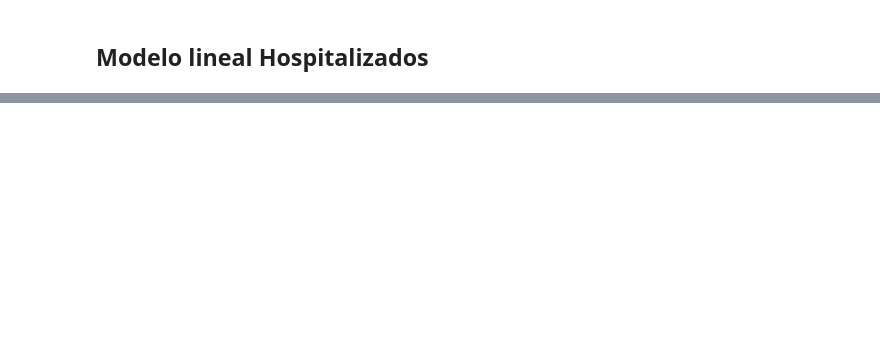
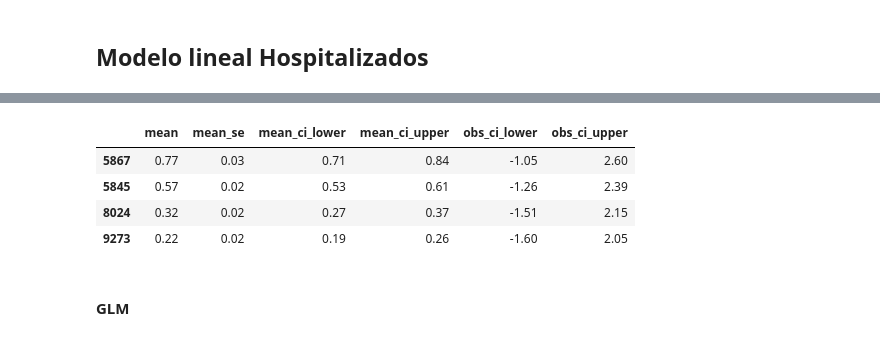
Before and after one commit to TFM-BigData-COVID19/BUILDING_DATABASE, a Jupyter notebook: TFM_Analisis_Movilidad.ipynb, the cells around one changed output, grey strips where cells are left out. Saved outputs shown, nothing was run; the diff lists cells and outputs as text; code cells hidden in the pictures; blank space fills up the shorter version.

```diff
--- a/TFM_Analisis_Movilidad.ipynb
+++ b/TFM_Analisis_Movilidad.ipynb
@@ -2354,15 +2088,0 @@ x7         -2.427e-06   7.46e-07     -3.253      0.001   -3.89e-06   -9.65e-07
-# %%
-%matplotlib inline
-
-from __future__ import print_function
-import numpy as np
-import statsmodels.api as sm
-from scipy import stats
-from matplotlib import pyplot as plt
-
-data = sm.datasets.star98.load()
-data.exog = sm.add_constant(data.exog, prepend=False)
-
-# La variable dependiente es N por 2 (Exito: NABOVE, Fallo: NBELOW):
-
-print(data.endog[:5,:])
@@ -2426,0 +2093,13 @@ print("%2.4f%%" % (diff*100))
+# %%
+X = df_hospitalizados_.iloc[:,1:(len(df_hospitalizados_.columns)-1)]
+#X = X.drop(['parks'], axis=1)
+y = df_hospitalizados_['hospitalizados'] # confirmados totales
+
+X_train, X_test, y_train, y_test = train_test_split(
+                                        X,
+                                        y.values.reshape(-1,1),
+                                        train_size   = 0.8,
+                                        random_state = 1234,
+                                        shuffle      = True
+                                    )
+X.head(5)
@@ -2426,0 +2113,7 @@ print("%2.4f%%" % (diff*100))
+# %%
+# Creación del modelo utilizando matrices como en scikitlearn
+# ==============================================================================
+X_train = sm.add_constant(X_train, prepend=True)
+model_ols_hosp = sm.OLS(endog=y_train, exog=X_train,)
+model_ols_hosp = model_ols_hosp.fit()
+print(model_ols_hosp.summary())
@@ -2426,0 +2150,13 @@ print("%2.4f%%" % (diff*100))
+# %%
+# Predicciones con intervalo de confianza del 95%
+# ==============================================================================
+predicciones = model_ols_hosp.get_prediction(exog = X_train).summary_frame(alpha=0.05)
+predicciones.head(4)
+# %% [output]
+|  | mean | mean_se | mean_ci_lower | mean_ci_upper | obs_ci_lower | obs_ci_upper |
+| 5867 | 0.77 | 0.03 | 0.71 | 0.84 | -1.05 | 2.60 |
+| 5845 | 0.57 | 0.02 | 0.53 | 0.61 | -1.26 | 2.39 |
+| 8024 | 0.32 | 0.02 | 0.27 | 0.37 | -1.51 | 2.15 |
+| 9273 | 0.22 | 0.02 | 0.19 | 0.26 | -1.60 | 2.05 |
+# %% [markdown]
+#### GLM
```
Also changed, not shown: parts of 67 cells of this notebook.
